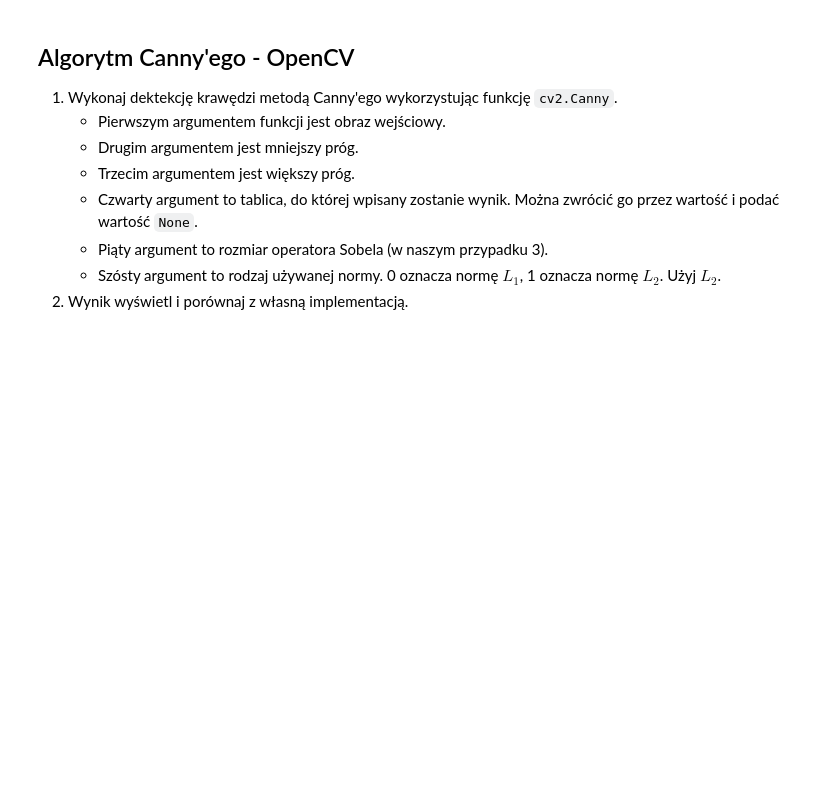
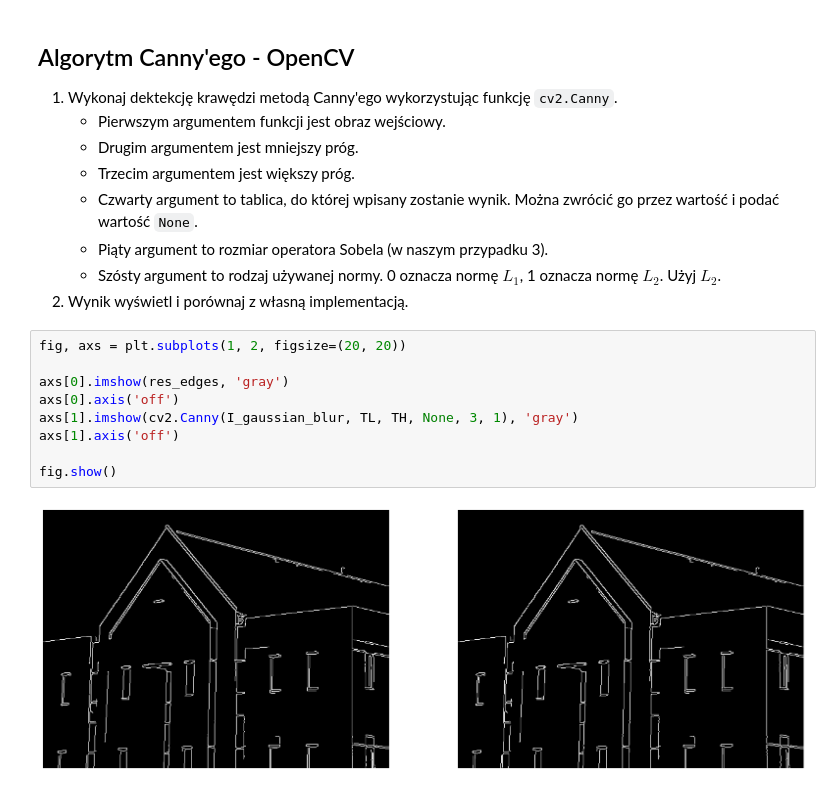
Before and after one commit to tostafin/image-processing-labs, a Jupyter notebook: lab2/09_Canny.ipynb, the cells around one changed output. Cells and saved outputs as stored; diff of their text form; blank space fills up the shorter version.

```diff
--- a/lab2/09_Canny.ipynb
+++ b/lab2/09_Canny.ipynb
@@ -253,3 +297,14 @@ for i in range(x):
     - Szósty argument to rodzaj używanej normy.
     0 oznacza normę $L_1$, 1 oznacza normę $L_2$. Użyj $L_2$.
 2. Wynik wyświetl i porównaj z własną implementacją.
+# %%
+fig, axs = plt.subplots(1, 2, figsize=(20, 20))
+
+axs[0].imshow(res_edges, 'gray')
+axs[0].axis('off')
+axs[1].imshow(cv2.Canny(I_gaussian_blur, TL, TH, None, 3, 1), 'gray')
+axs[1].axis('off')
+
+fig.show()
+# %% [output]
+[figure, added]
```
Also changed, not shown: parts of 2 cells of this notebook.
